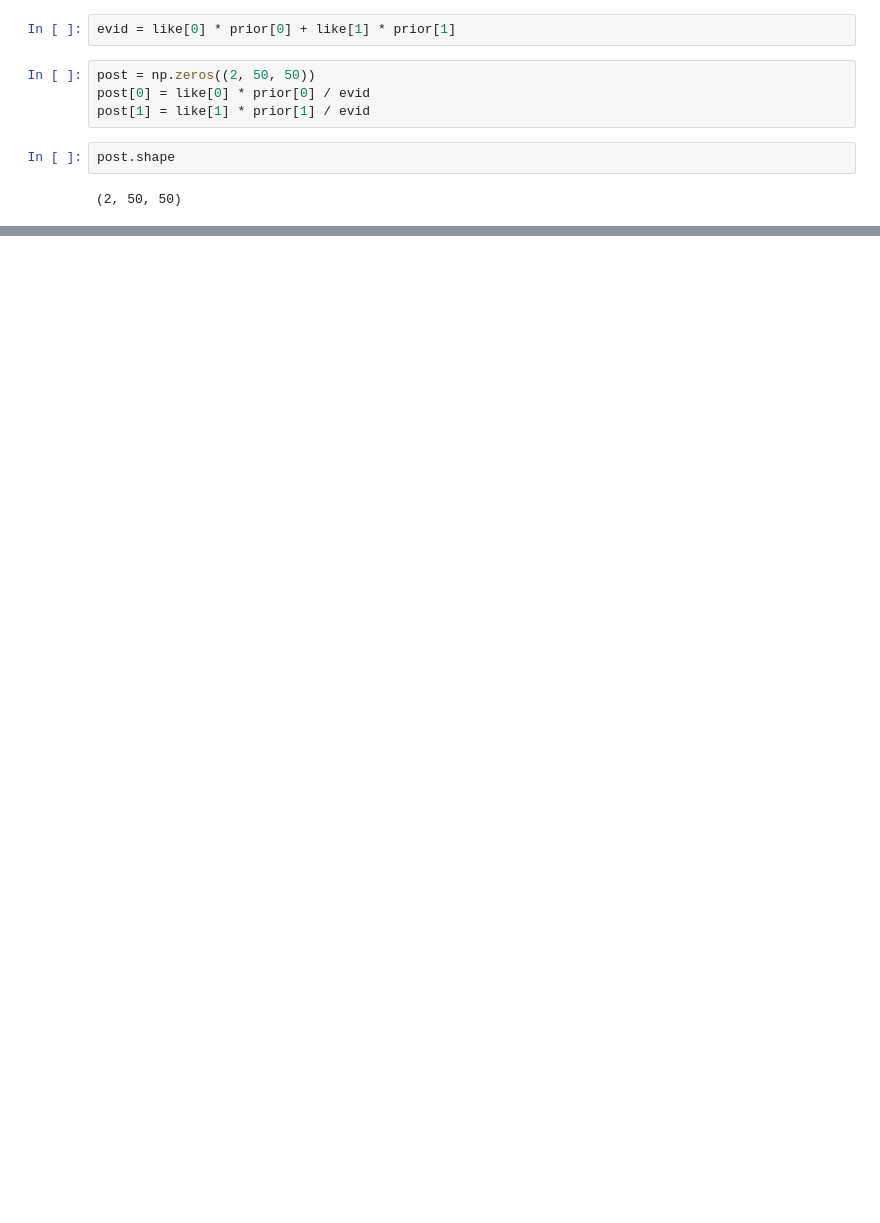
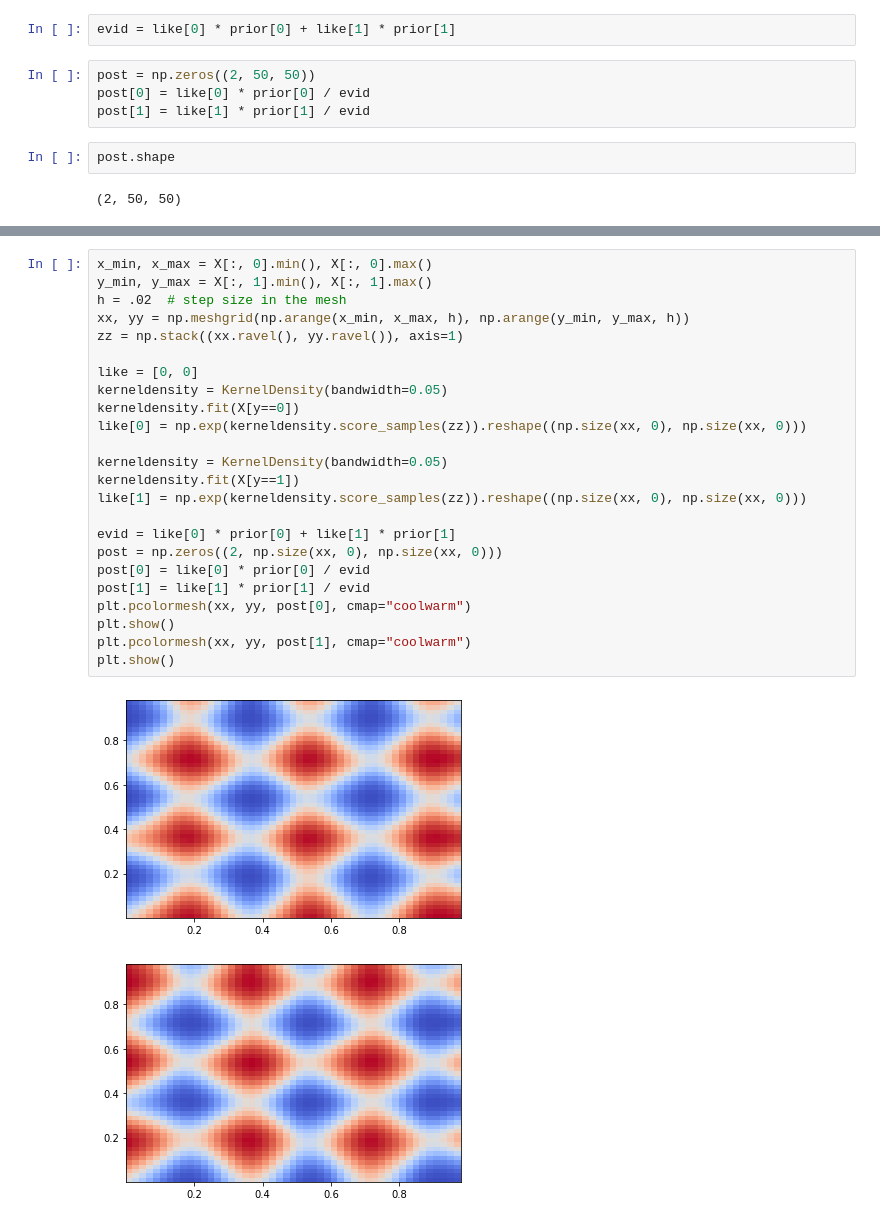
Before and after one commit to rafaelgm9/ECE523-S20, a Jupyter notebook: HW2/Density-Estimation-in-Practice.ipynb, the cells around one changed output, grey strips where cells are left out. Drawn from its saved outputs; the diff is of its cells as text; blank space fills up the shorter version.

```diff
--- a/HW2/Density-Estimation-in-Practice.ipynb
+++ b/HW2/Density-Estimation-in-Practice.ipynb
@@ -70,0 +72,27 @@ plt.contourf(x0[1:], y0[1:], post[1], levels=1, colors=["tab:blue", "white"])
+# %%
+x_min, x_max = X[:, 0].min(), X[:, 0].max()
+y_min, y_max = X[:, 1].min(), X[:, 1].max()
+h = .02  # step size in the mesh
+xx, yy = np.meshgrid(np.arange(x_min, x_max, h), np.arange(y_min, y_max, h))
+zz = np.stack((xx.ravel(), yy.ravel()), axis=1)
+
+like = [0, 0]
+kerneldensity = KernelDensity(bandwidth=0.05)
+kerneldensity.fit(X[y==0])
+like[0] = np.exp(kerneldensity.score_samples(zz)).reshape((np.size(xx, 0), np.size(xx, 0)))
+
+kerneldensity = KernelDensity(bandwidth=0.05)
+kerneldensity.fit(X[y==1])
+like[1] = np.exp(kerneldensity.score_samples(zz)).reshape((np.size(xx, 0), np.size(xx, 0)))
+
+evid = like[0] * prior[0] + like[1] * prior[1]
+post = np.zeros((2, np.size(xx, 0), np.size(xx, 0)))
+post[0] = like[0] * prior[0] / evid
+post[1] = like[1] * prior[1] / evid
+plt.pcolormesh(xx, yy, post[0], cmap="coolwarm")
+plt.show()
+plt.pcolormesh(xx, yy, post[1], cmap="coolwarm")
+plt.show()
+# %% [output]
+[figure, added]
+[figure, added]
```
Also changed, not shown: parts of 6 cells of this notebook.
